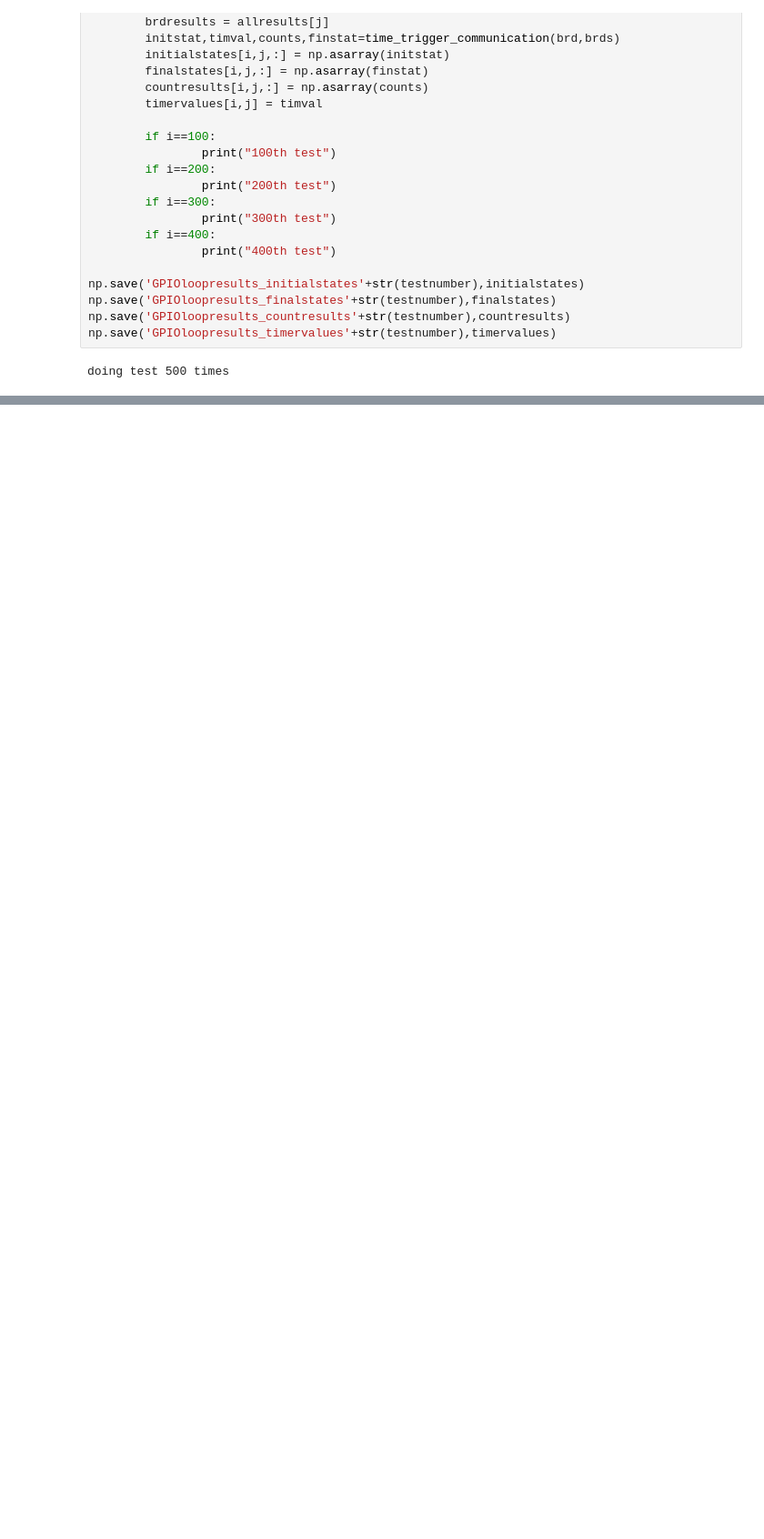
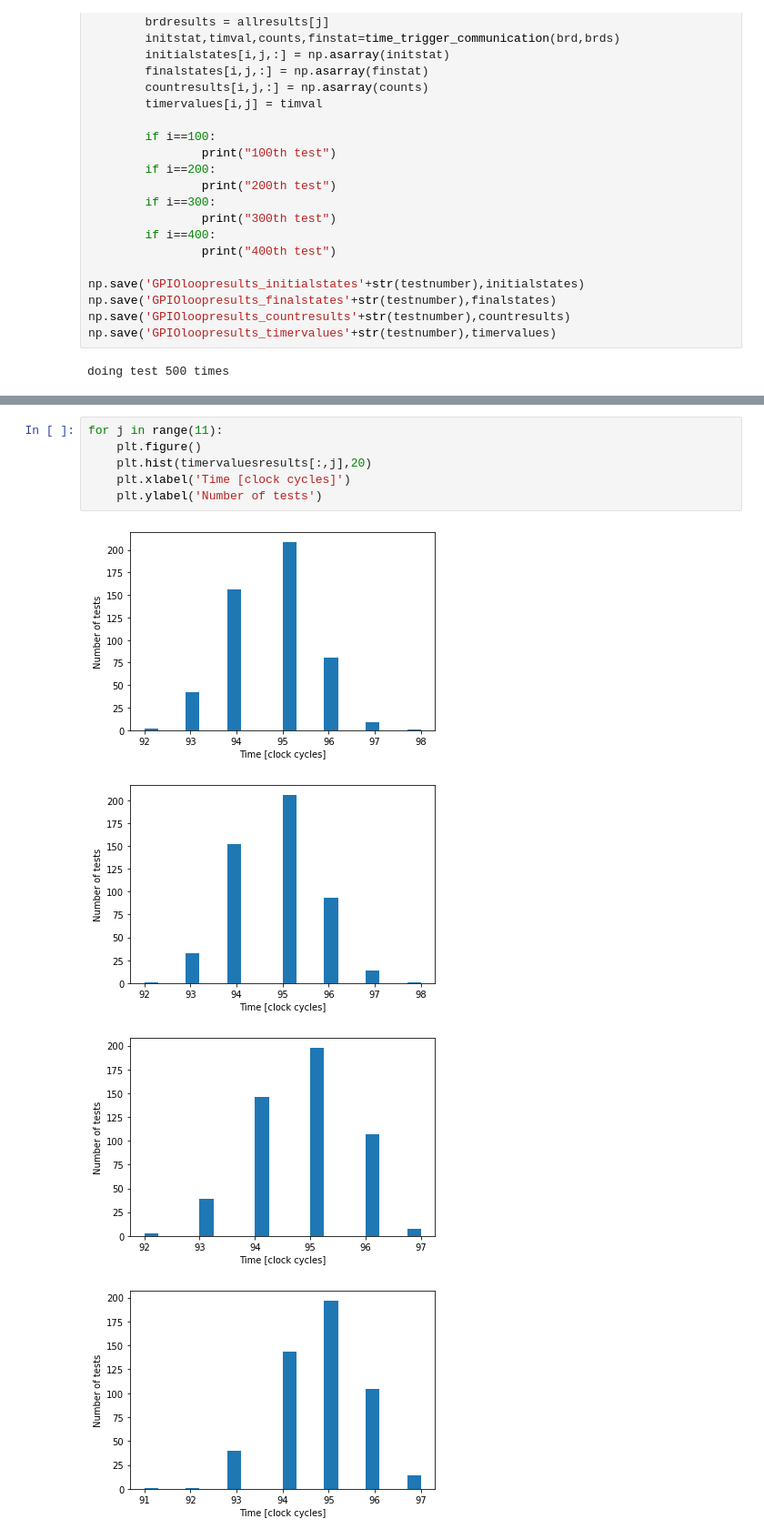
Before and after one commit to realtimeradio/caltech-lwa, a Jupyter notebook: cosmic_ray_scripts/snap2_control/Test GPIO communication with 11 boards.ipynb, the cells around one changed output, grey strips where cells are left out. Shown at 91% size. Cells and saved outputs as stored; diff of their text form; blank space fills up the shorter version.

```diff
--- a/cosmic_ray_scripts/snap2_control/Test GPIO communication with 11 boards.ipynb
+++ b/cosmic_ray_scripts/snap2_control/Test GPIO communication with 11 boards.ipynb
@@ -252,0 +306,11 @@ plt.plot(test[:,0])
+# %%
+for j in range(11):
+    plt.figure()
+    plt.hist(timervaluesresults[:,j],20)
+    plt.xlabel('Time [clock cycles]')
+    plt.ylabel('Number of tests')
+# %% [output]
+[figure, added]
+[figure, added]
+[figure, added]
+[figure, added]
```
Also changed, not shown: parts of 17 cells of this notebook, 2 other files.
